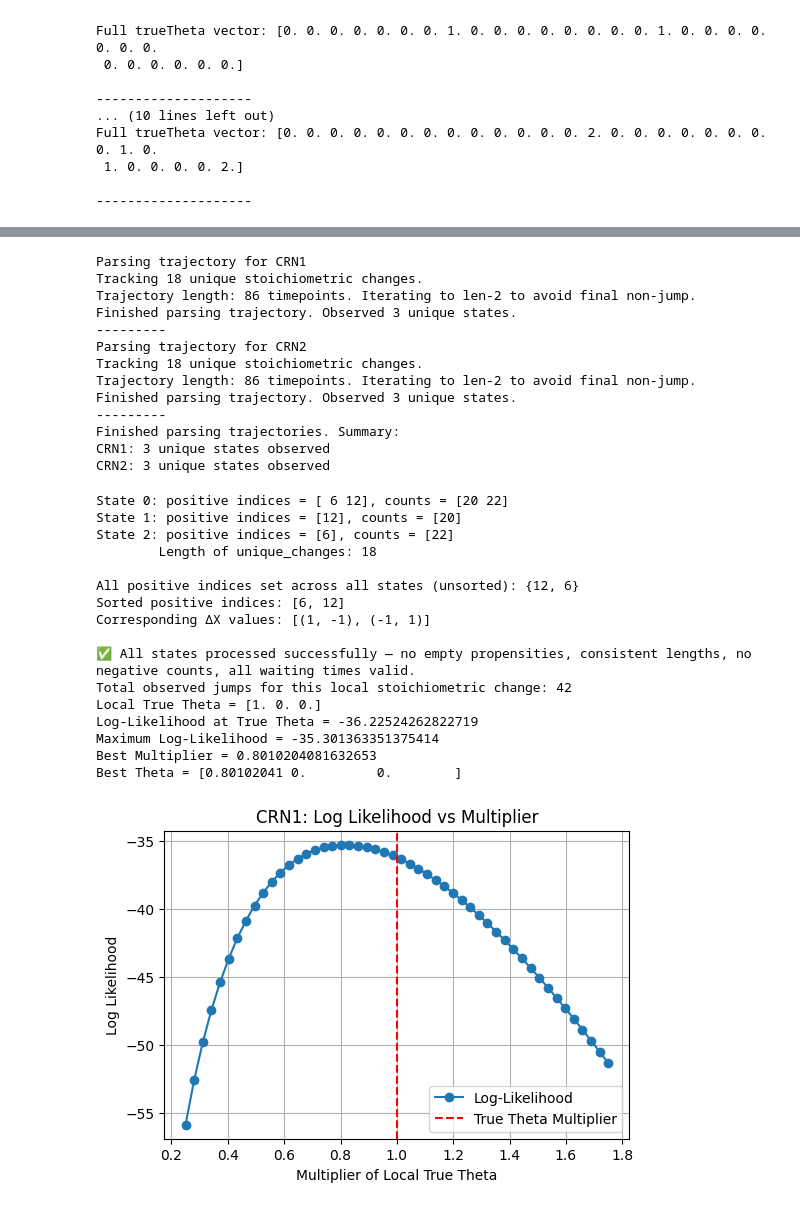
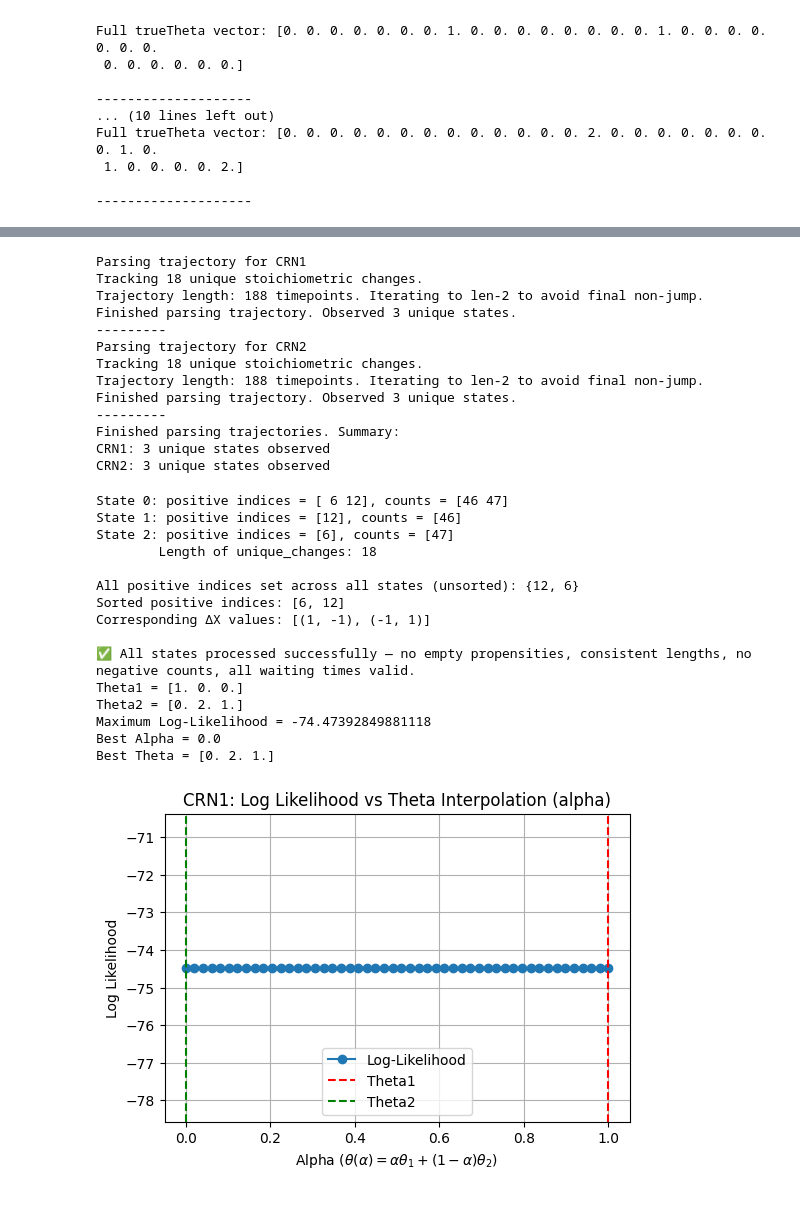
Before and after one commit to ssindiUCM/BayesCRNInference, a Jupyter notebook: examples/example1.ipynb, the cells around one changed output, grey strips where cells are left out. Saved outputs shown, nothing was run; the diff lists cells and outputs as text; code cells hidden in the pictures.

Commit message:
Updating Code to give us the multiplier.
Helpful for the degenerate example.

```diff
--- a/examples/example1.ipynb
+++ b/examples/example1.ipynb
@@ -238,7 +238,7 @@ time_list1, state_list1 = generate_single_trajectory(
     rn1,
     CRN1_parameter_values,
     species_names,
-    finalTime=50,   # adjust as needed
+    finalTime=100,   # adjust as needed
     minVal=1,
     maxVal=1,
     seed=42          # for reproducibility
@@ -253,7 +253,7 @@ time_list2, state_list2 = generate_single_trajectory(
     rn2,
     CRN2_parameter_values,
     species_names,
-    finalTime=50,   # adjust as needed
+    finalTime=100,   # adjust as needed
     minVal=1,
     maxVal=1,
     seed=42          # reproducibility
@@ -291,12 +291,12 @@ print(f"CRN2: {len(unique_states2)} unique states observed")
 # %% [output]
 Parsing trajectory for CRN1
 Tracking 18 unique stoichiometric changes.
-Trajectory length: 86 timepoints. Iterating to len-2 to avoid final non-jump.
+Trajectory length: 188 timepoints. Iterating to len-2 to avoid final non-jump.
 Finished parsing trajectory. Observed 3 unique states.
 ---------
 Parsing trajectory for CRN2
 Tracking 18 unique stoichiometric changes.
-Trajectory length: 86 timepoints. Iterating to len-2 to avoid final non-jump.
+Trajectory length: 188 timepoints. Iterating to len-2 to avoid final non-jump.
 Finished parsing trajectory. Observed 3 unique states.
 ---------
 Finished parsing trajectories. Summary:
@@ -306,44 +306,45 @@ CRN2: 3 unique states observed
 # Local Likelihood Exploration for CRN1
 
 pos_indices, pos_deltaX = get_positive_deltaX_indices_and_values(jump_counts1, unique_changes)
 
 i = 0;
 
 indexToCheck = pos_indices[i]
 deltaXToCheck = pos_deltaX[i]
 
 #Extract the local data for the desired stochiometric change.
 (local_counts1, local_waiting_times1, local_propensities1, selected_deltaX) = extract_local_data(
     jump_counts1, waiting_times1, propensities1, unique_changes,
     index=indexToCheck, deltaX=deltaXToCheck, verbose=False)
 
 #Extract the Local True Theta for the unique stochiometric change
 localTheta1 = trueTheta1[compatible_reactions[selected_deltaX]]
+localTheta2 = trueTheta2[compatible_reactions[selected_deltaX]]
 
-multipliers, ll_values, max_ll, best_multiplier, best_theta = plot_likelihood_vs_theta_multiplier(
+# Plot log-likelihood along alpha interpolation between localTheta1 and localTheta2
+alphas, ll_values, max_ll, best_alpha, best_theta = plot_likelihood_vs_theta_interpolation(
     local_counts1,
     local_waiting_times1,
     local_propensities1,
-    localTheta1,
-    delta=0.75,
+    theta1=localTheta1,
+    theta2=localTheta2,
     num_points=50,
-    title='CRN1: Log Likelihood vs Multiplier'
+    title='CRN1: Log Likelihood vs Theta Interpolation (alpha)'
 )
 # %% [output]
-State 0: positive indices = [ 6 12], counts = [20 22]
-State 1: positive indices = [12], counts = [20]
-State 2: positive indices = [6], counts = [22]
+State 0: positive indices = [ 6 12], counts = [46 47]
+State 1: positive indices = [12], counts = [46]
+State 2: positive indices = [6], counts = [47]
         Length of unique_changes: 18
 
 All positive indices set across all states (unsorted): {12, 6}
 Sorted positive indices: [6, 12]
 Corresponding ΔX values: [(1, -1), (-1, 1)]
 
 ✅ All states processed successfully — no empty propensities, consistent lengths, no negative counts, all waiting times valid.
-Total observed jumps for this local stoichiometric change: 42
-Local True Theta = [1. 0. 0.]
-Log-Likelihood at True Theta = -36.22524262822719
-Maximum Log-Likelihood = -35.301363351375414
-Best Multiplier = 0.8010204081632653
-Best Theta = [0.80102041 0.         0.        ]
+Theta1 = [1. 0. 0.]
+Theta2 = [0. 2. 1.]
+Maximum Log-Likelihood = -74.47392849881118
+Best Alpha = 0.0
+Best Theta = [0. 2. 1.]
-[figure, old version]
+[figure, new version]
```
Also changed, not shown: parts of 6 cells of this notebook, 2 other files.
